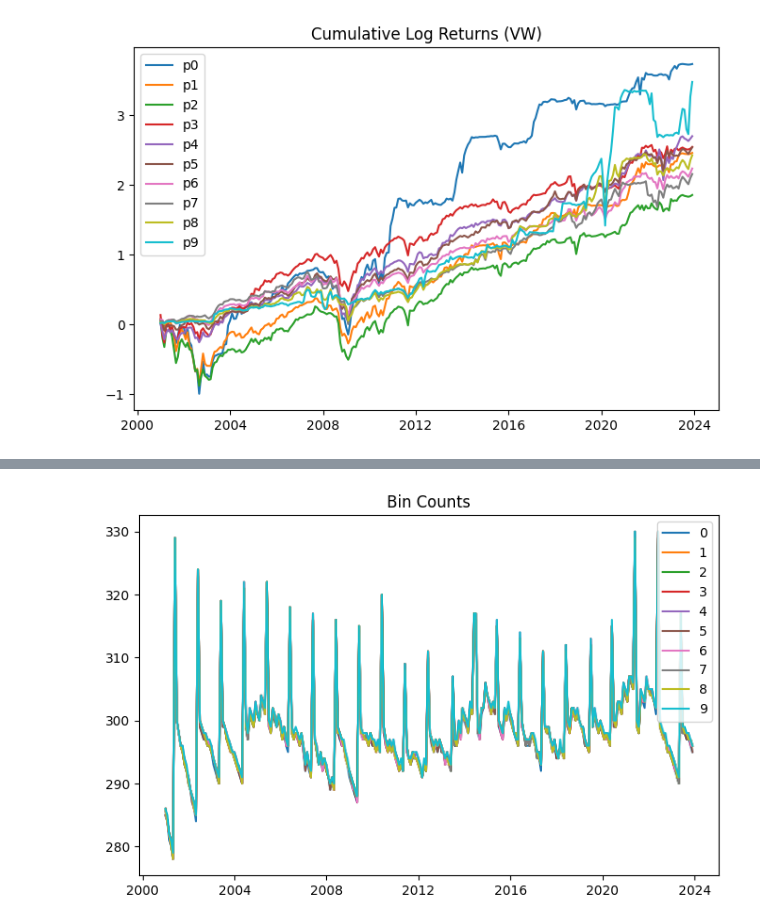
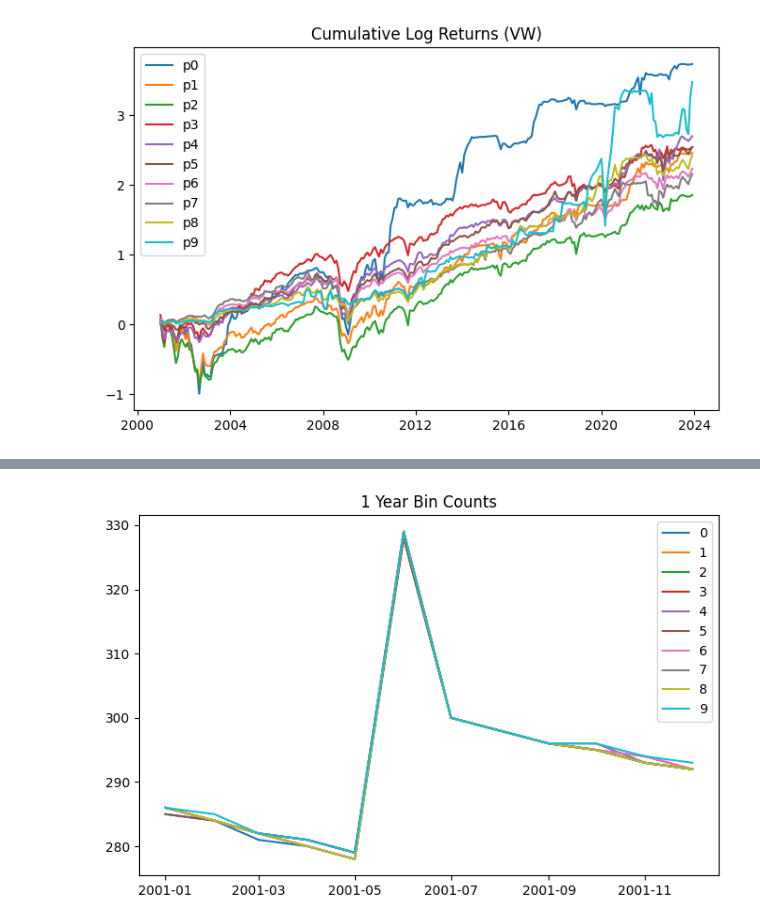
Before and after one commit to rvance1/factor-momentum, a Jupyter notebook: notebooks/backtest-plots.ipynb, the cells around one changed output, grey strips where cells are left out. Drawn from its saved outputs; the diff is of its cells as text; code cells hidden in the pictures.

```diff
--- a/notebooks/backtest-plots.ipynb
+++ b/notebooks/backtest-plots.ipynb
@@ -64,18 +64,24 @@ binned = (monthly_signal.with_columns(
     .alias('bin')
 )
 .group_by(['month', 'bin']).agg(
-    pl.col('wret').sum().alias('ret')*10,
+    pl.col('wret').sum().alias('wret')*10,
+    pl.col('ret').mean().alias('ret'),
     pl.col('wret').count().alias('count')
 )
 .sort(['bin', 'month'])
 )
 
-ports = (binned
+ports_ew = (binned
 .pivot(on='bin', index='month', values='ret')
 .drop_nulls()
 )
 
-ports
+ports_vw = (binned
+.pivot(on='bin', index='month', values='wret')
+.drop_nulls()
+)
+
+ports_vw
 # %% [output]
 shape: (276, 11)
 | month | p0 | p1 | p2 | p3 | p4 | p5 | p6 | p7 | p8 | p9 |
@@ -94,15 +118,5 @@ shape: (276, 11)
 # %%
-plt.figure(figsize=(8, 5))
-plt.title("Cumulative Log Returns (VW)")
-dates = ports['month']
-
-for i in range(10):
-    plt.plot(dates, ports[f'p{i}'].cum_sum(),label = f'p{i}')
-
-#plt.plot(dates, benchmark['wret'].cum_sum(), label='benchmark')
-
-plt.legend()
-plt.show()
+plot_deciles(ports_vw, "Cumulative Log Returns (VW)")
 # %% [output]
 [figure]
 # %%
@@ -113,11 +138,11 @@ counts = (binned.pivot(
 # %%
 plt.figure(figsize=(8, 5))
-plt.title("Bin Counts")
+plt.title("1 Year Bin Counts")
 
 for i in range(10):
-    plt.plot(dates, counts[f'p{i}'], label = f'{i}')
+    plt.plot(dates[:12], counts[f'p{i}'][:12], label = f'{i}')
 
 plt.legend()
 plt.show()
 # %% [output]
-[figure, old version]
+[figure, new version]
```
Also changed, not shown: parts of 3 cells of this notebook, 9 other files.
